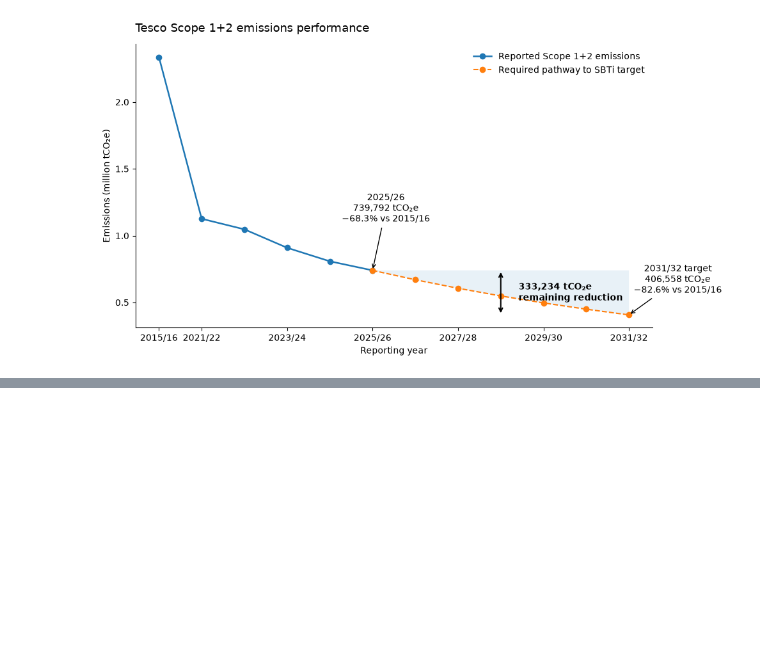
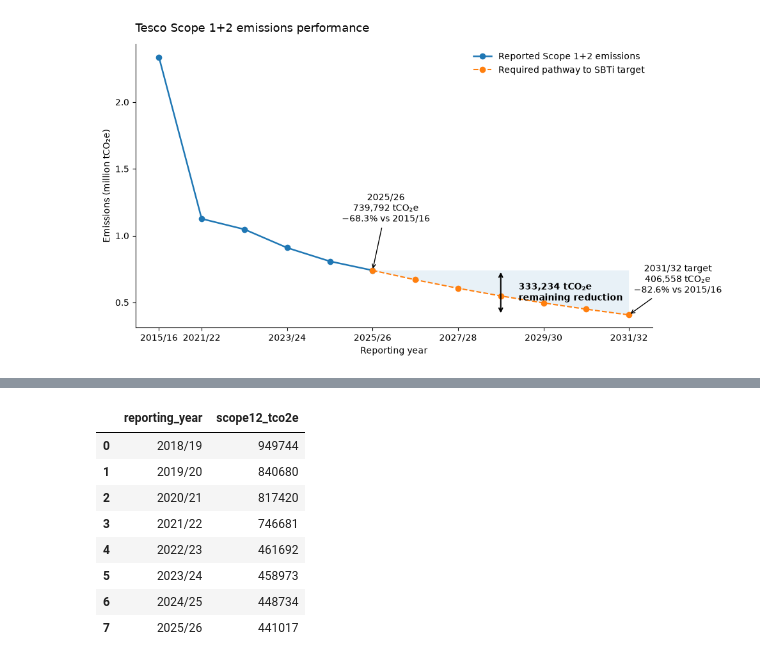
Before and after one commit to naema-bakar/retail-sustainability-benchmarking, a Jupyter notebook: notebooks/01_sbti_target_analysis.ipynb, the cells around one changed output, grey strips where cells are left out. Cells and saved outputs as stored; diff of their text form; code cells hidden in the pictures; blank space fills up the shorter version.

```diff
--- a/notebooks/01_sbti_target_analysis.ipynb
+++ b/notebooks/01_sbti_target_analysis.ipynb
@@ -523,0 +532,37 @@ plt.show()
+# %%
+sainsburys_data = {
+    "reporting_year": [
+        "2018/19",
+        "2019/20",
+        "2020/21",
+        "2021/22",
+        "2022/23",
+        "2023/24",
+        "2024/25",
+        "2025/26"
+    ],
+    "scope12_tco2e": [
+        949744,
+        840680,
+        817420,
+        746681,
+        461692,
+        458973,
+        448734,
+        441017
+    ]
+}
+
+sainsburys_df = pd.DataFrame(sainsburys_data)
+
+sainsburys_df
+# %% [output]
+|  | reporting_year | scope12_tco2e |
+| 0 | 2018/19 | 949744 |
+| 1 | 2019/20 | 840680 |
+| 2 | 2020/21 | 817420 |
+| 3 | 2021/22 | 746681 |
+| 4 | 2022/23 | 461692 |
+| 5 | 2023/24 | 458973 |
+| 6 | 2024/25 | 448734 |
+| 7 | 2025/26 | 441017 |
```
Also changed, not shown: parts of 3 cells of this notebook.
